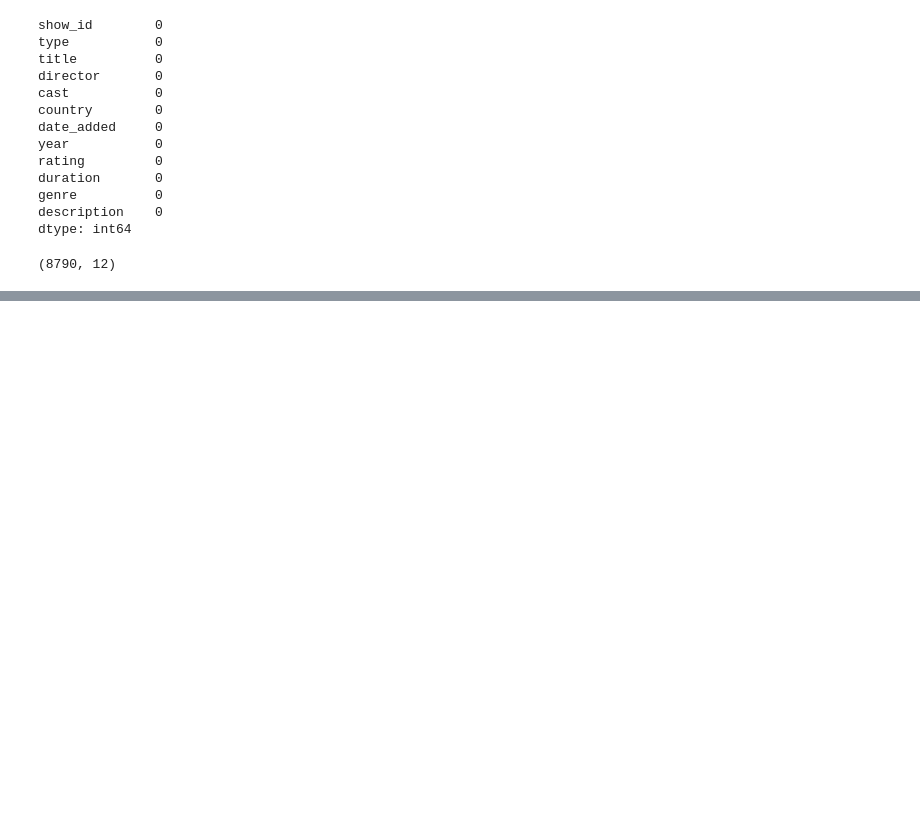
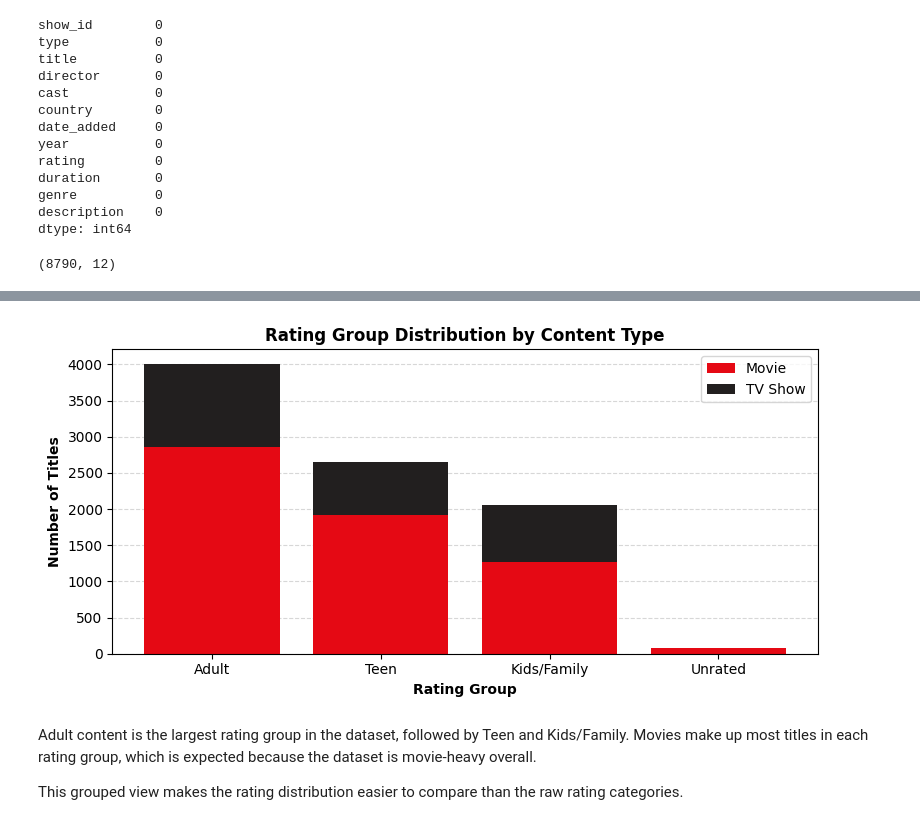
Before and after one commit to berkaygirgin/netflix-content-evolution-analysis, a Jupyter notebook: notebooks/netflix_content_evolution_analysis.ipynb, the cells around one changed output, grey strips where cells are left out. Drawn from its saved outputs; the diff is of its cells as text; code cells hidden in the pictures; blank space fills up the shorter version.

```diff
--- a/notebooks/netflix_content_evolution_analysis.ipynb
+++ b/notebooks/netflix_content_evolution_analysis.ipynb
@@ -138,0 +192,33 @@ df["month"] = df["date_added"].dt.month
+# %%
+def rating_group(rating):
+    if rating in ["TV-MA", "R", "NC-17"]:
+        return "Adult"
+    elif rating in ["TV-14", "PG-13"]:
+        return "Teen"
+    elif rating in ["G", "PG", "TV-G", "TV-PG", "TV-Y", "TV-Y7", "TV-Y7-FV"]:
+        return "Kids/Family"
+    elif rating in ["NR", "UR"]:
+        return "Unrated"
+    else:
+        return "Unknown"
+
+df["rating_group"] = df["rating"].apply(rating_group)
+# %%
+ratings = df.groupby(["rating_group", "type"])["type"].count().unstack(fill_value=0).reset_index().sort_values(by=["Movie", "TV Show"], ascending=[False, False])
+
+fig, ax = plt.subplots(figsize=(8, 4))
+ax.bar(x=ratings["rating_group"], height=ratings["Movie"], label="Movie", color="#E50914", zorder=2)
+ax.bar(x=ratings["rating_group"], height=ratings["TV Show"], bottom=ratings["Movie"], label="TV Show", color="#221F1F", zorder=2)
+plt.title("Rating Group Distribution by Content Type", fontsize=12, fontweight="bold")
+plt.xlabel("Rating Group", fontsize=10, fontweight="bold")
+plt.ylabel("Number of Titles", fontsize=10, fontweight="bold")
+plt.grid(axis="y", linestyle="--", alpha=0.5, zorder=0)
+plt.legend()
+plt.tight_layout()
+plt.show()
+# %% [output]
+[figure, added]
+# %% [markdown]
+Adult content is the largest rating group in the dataset, followed by Teen and Kids/Family. Movies make up most titles in each rating group, which is expected because the dataset is movie-heavy overall.
+
+This grouped view makes the rating distribution easier to compare than the raw rating categories.
```
Also changed, not shown: parts of 18 cells of this notebook.
